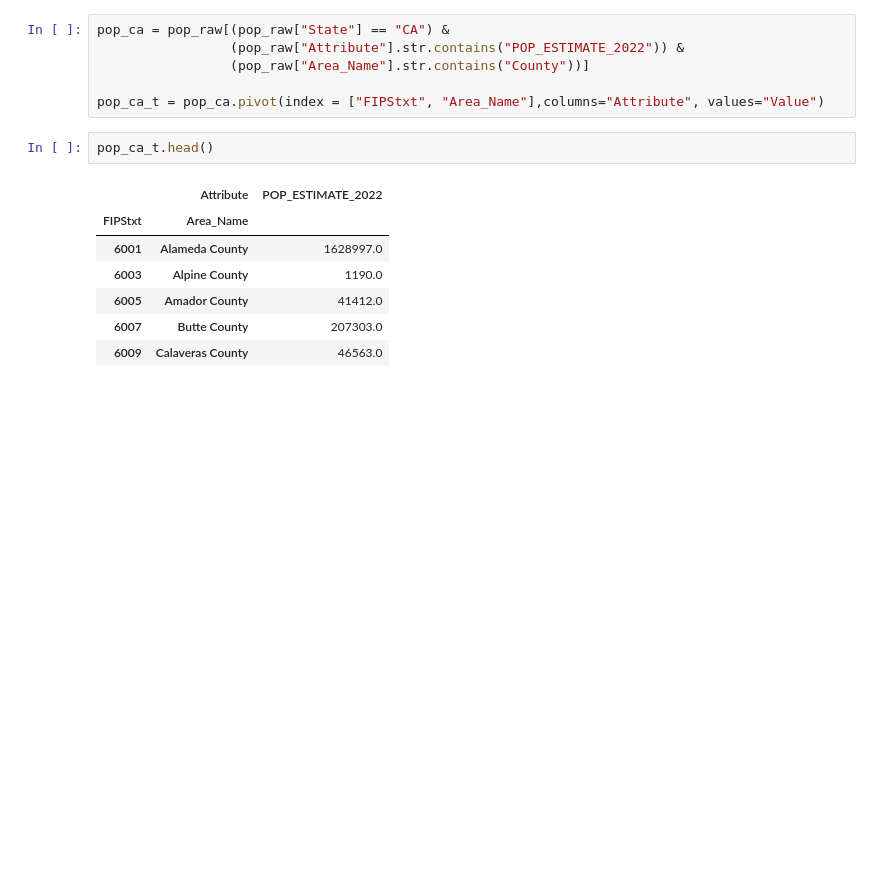
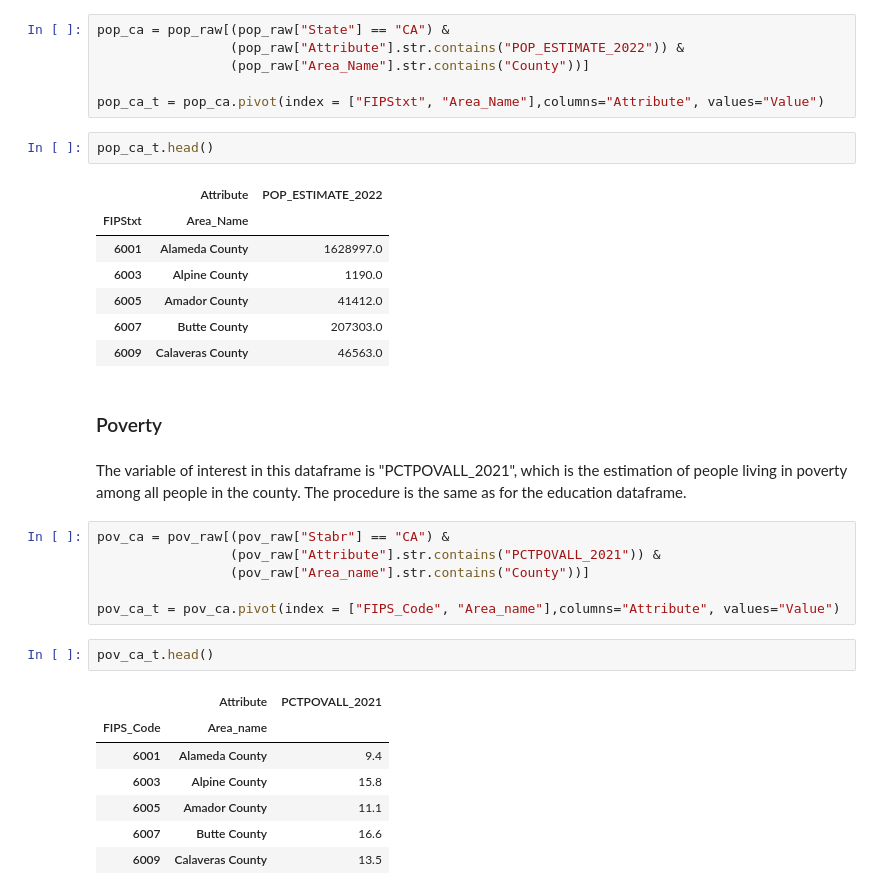
Before and after one commit to HaukeSchwarz/Thesis, a Jupyter notebook: notebooks/California_Economic_Cleaning.ipynb, the cells around one changed output. Saved outputs shown, nothing was run; the diff lists cells and outputs as text; blank space fills up the shorter version.

```diff
--- a/notebooks/California_Economic_Cleaning.ipynb
+++ b/notebooks/California_Economic_Cleaning.ipynb
@@ -63,3 +63,23 @@ pop_ca_t.head()
 | 6005 | Amador County | 41412.0 |
 | 6007 | Butte County | 207303.0 |
 | 6009 | Calaveras County | 46563.0 |
+# %% [markdown]
+### Poverty
+# %% [markdown]
+The variable of interest in this dataframe is "PCTPOVALL_2021", which is the estimation of people living in poverty among all people in the county. The procedure is the same as for the education dataframe.
+# %%
+pov_ca = pov_raw[(pov_raw["Stabr"] == "CA") &
+                 (pov_raw["Attribute"].str.contains("PCTPOVALL_2021")) &
+                 (pov_raw["Area_name"].str.contains("County"))]
+
+pov_ca_t = pov_ca.pivot(index = ["FIPS_Code", "Area_name"],columns="Attribute", values="Value")
+# %%
+pov_ca_t.head()
+# %% [output]
+|  | Attribute | PCTPOVALL_2021 |
+| FIPS_Code | Area_name |  |
+| 6001 | Alameda County | 9.4 |
+| 6003 | Alpine County | 15.8 |
+| 6005 | Amador County | 11.1 |
+| 6007 | Butte County | 16.6 |
+| 6009 | Calaveras County | 13.5 |
```
Also changed, not shown: parts of 17 cells of this notebook.
